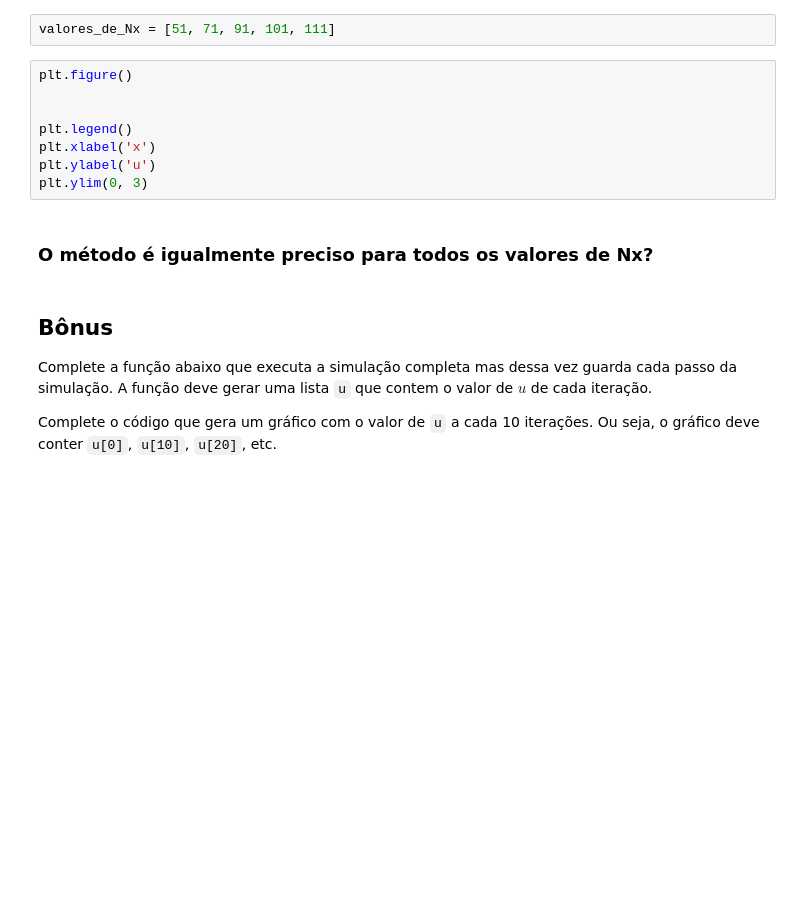
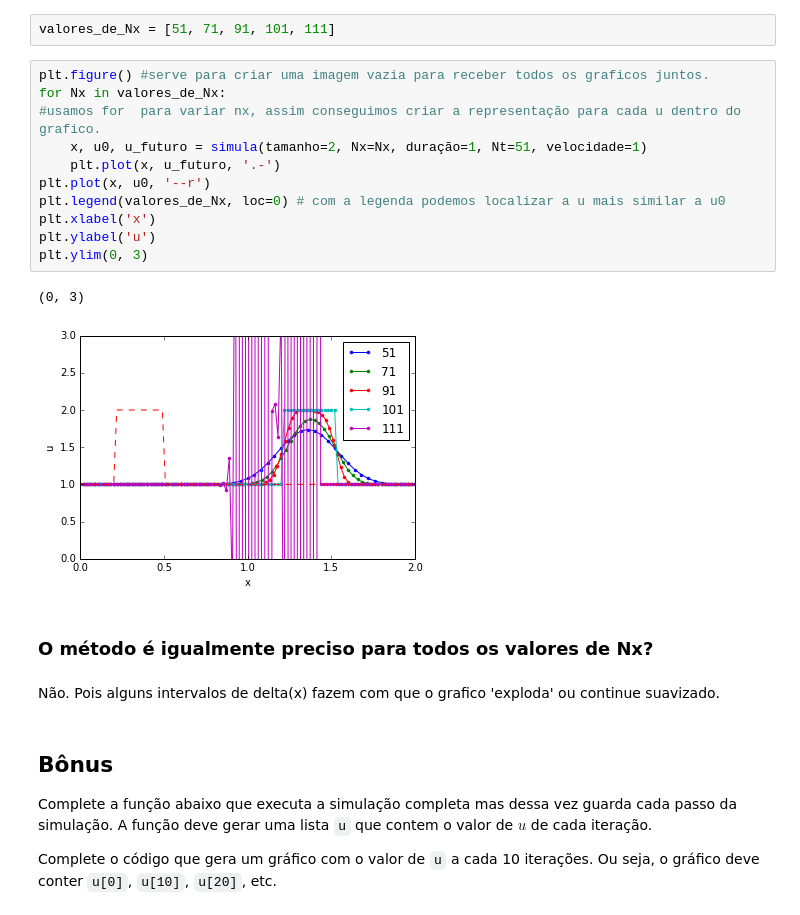
Before and after one commit to mat-esp-2016/diferencas-finitas-conveccao-jjrg, a Jupyter notebook: df-conveccao.ipynb, the cells around one changed output. Cells and saved outputs as stored; diff of their text form; blank space fills up the shorter version.

Commit message:
Adicionamos a tarefa 3. Nessa tarefa tivemos dificuldade com o for e em plotar os graficos. Percebemos que o nosso erro novamente era em tentar usar uma função desnecessaria.  E no caso do grafico foi pq de inicio estavamos colocando tudo dentro do for.

```diff
--- a/df-conveccao.ipynb
+++ b/df-conveccao.ipynb
@@ -114,16 +114,24 @@ Neste caso ele foi suavizado devido ao fato de delta (x) ter valor distante de z
 Faça uma figura com o resultado da simulação para diferentes valores `Nx` (utilize a lista abaixo). Inclua uma legenda no seu gráfico.
 # %%
 valores_de_Nx = [51, 71, 91, 101, 111]
-# %%
-plt.figure()
-
-
-plt.legend()
-plt.xlabel('x')
-plt.ylabel('u')
-plt.ylim(0, 3)
+# %%
+plt.figure() #serve para criar uma imagem vazia para receber todos os graficos juntos.
+for Nx in valores_de_Nx:
+#usamos for  para variar nx, assim conseguimos criar a representação para cada u dentro do grafico.
+    x, u0, u_futuro = simula(tamanho=2, Nx=Nx, duração=1, Nt=51, velocidade=1)
+    plt.plot(x, u_futuro, '.-')
+plt.plot(x, u0, '--r')
+plt.legend(valores_de_Nx, loc=0) # com a legenda podemos localizar a u mais similar a u0
+plt.xlabel('x')
+plt.ylabel('u')
+plt.ylim(0, 3)
+# %% [output]
+(0, 3)
+[figure, added]
 # %% [markdown]
 ### O método é igualmente preciso para todos os valores de Nx?
+# %% [markdown]
+Não. Pois alguns intervalos de delta(x) fazem com que o grafico 'exploda' ou continue suavizado.
 # %% [markdown]
 ## Bônus
 
```
